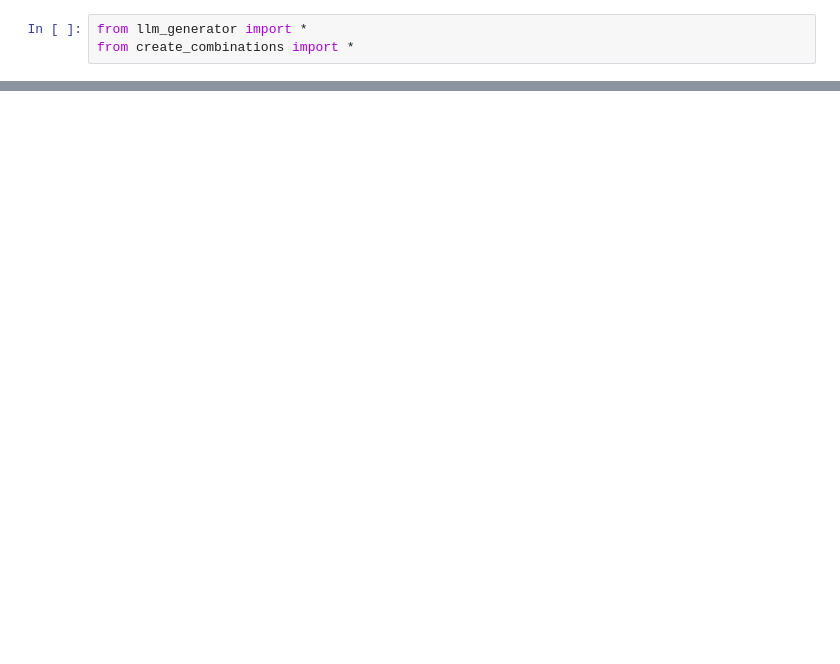
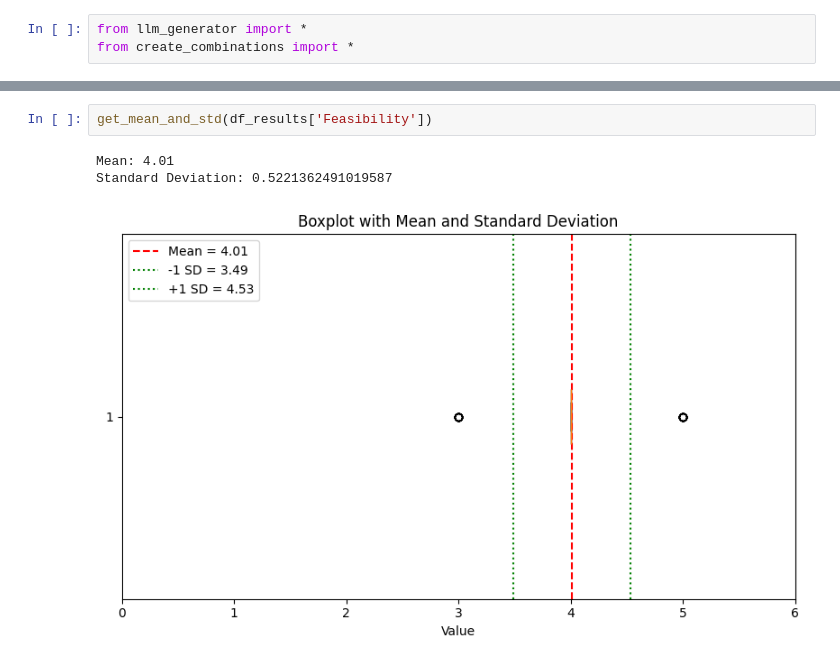
Before and after one commit to EminDurmuSS/Recipe_RAG, a Jupyter notebook: RAG/experiments.ipynb, the cells around one changed output, grey strips where cells are left out. Cells and saved outputs as stored; diff of their text form; blank space fills up the shorter version.

```diff
--- a/RAG/experiments.ipynb
+++ b/RAG/experiments.ipynb
@@ -56,0 +96,6 @@ Run #1 — Processing combo: {'ingredients': ['Salad cucumber']}
+# %%
+get_mean_and_std(df_results['Feasibility'])
+# %% [output]
+Mean: 4.01
+Standard Deviation: 0.5221362491019587
+[figure, added]
```
Also changed, not shown: parts of 9 cells of this notebook, 5 other files.
